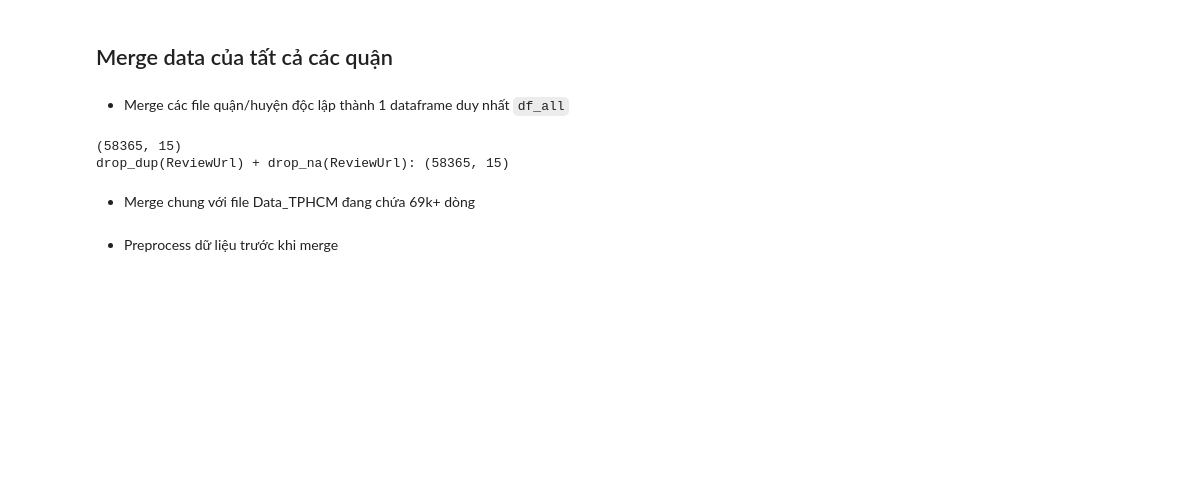
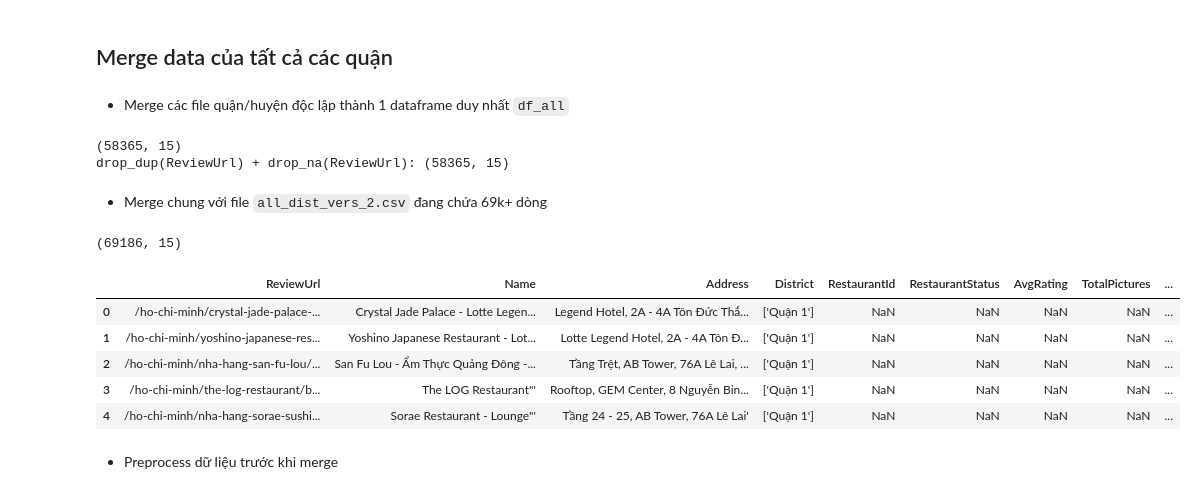
Before and after one commit to InventN/foody_API_data, a Jupyter notebook: crawl_data_api.ipynb, the cells around one changed output. Drawn from its saved outputs; the diff is of its cells as text; code cells hidden in the pictures; blank space fills up the shorter version.

```diff
--- a/crawl_data_api.ipynb
+++ b/crawl_data_api.ipynb
@@ -122,12 +123,22 @@ df_all.head()
 # %% [markdown]
-- Merge chung với file Data_TPHCM đang chứa 69k+ dòng
+- Merge chung với file `all_dist_vers_2.csv` đang chứa 69k+ dòng
 # %%
 # đọc Data_TPHCM & bsung các gtrị rỗng vào các empty_cols
-data_hcm = pd.read_csv('crawled_all_shops/Data_TPHCM.csv')[:-1] # drop 'city' col
+data_hcm = pd.read_csv('crawled_all_shops/all_dist_vers_2.csv')[:-1] # drop 'city' col
 empty_cols = list(set(list(df_all)).difference(set(list(data_hcm))))
 data_hcm[empty_cols] = np.nan
 data_hcm = data_hcm.reindex(list(df_all), axis=1)
-# data_hcm.head()
+
+print(data_hcm.shape)
+data_hcm.head()
+# %% [output]
+(69186, 15)
+|  | ReviewUrl | Name | Address | District | RestaurantId | RestaurantStatus | AvgRating | TotalPictures | ... |
+| 0 | /ho-chi-minh/crystal-jade-palace-... | Crystal Jade Palace - Lotte Legen... | Legend Hotel, 2A - 4A Tôn Đức Thắ... | ['Quận 1'] | NaN | NaN | NaN | NaN | ... |
+| 1 | /ho-chi-minh/yoshino-japanese-res... | Yoshino Japanese Restaurant - Lot... | Lotte Legend Hotel, 2A - 4A Tôn Đ... | ['Quận 1'] | NaN | NaN | NaN | NaN | ... |
+| 2 | /ho-chi-minh/nha-hang-san-fu-lou/... | San Fu Lou - Ẩm Thực Quảng Đông -... | Tầng Trệt, AB Tower, 76A Lê Lai, ... | ['Quận 1'] | NaN | NaN | NaN | NaN | ... |
+| 3 | /ho-chi-minh/the-log-restaurant/b... | The LOG Restaurant"' | Rooftop, GEM Center, 8 Nguyễn Bỉn... | ['Quận 1'] | NaN | NaN | NaN | NaN | ... |
+| 4 | /ho-chi-minh/nha-hang-sorae-sushi... | Sorae Restaurant - Lounge"' | Tầng 24 - 25, AB Tower, 76A Lê Lai' | ['Quận 1'] | NaN | NaN | NaN | NaN | ... |
 # %% [markdown]
 - Preprocess dữ liệu trước khi merge
 # %%
```
Also changed, not shown: parts of 15 cells of this notebook, 31 other files.
